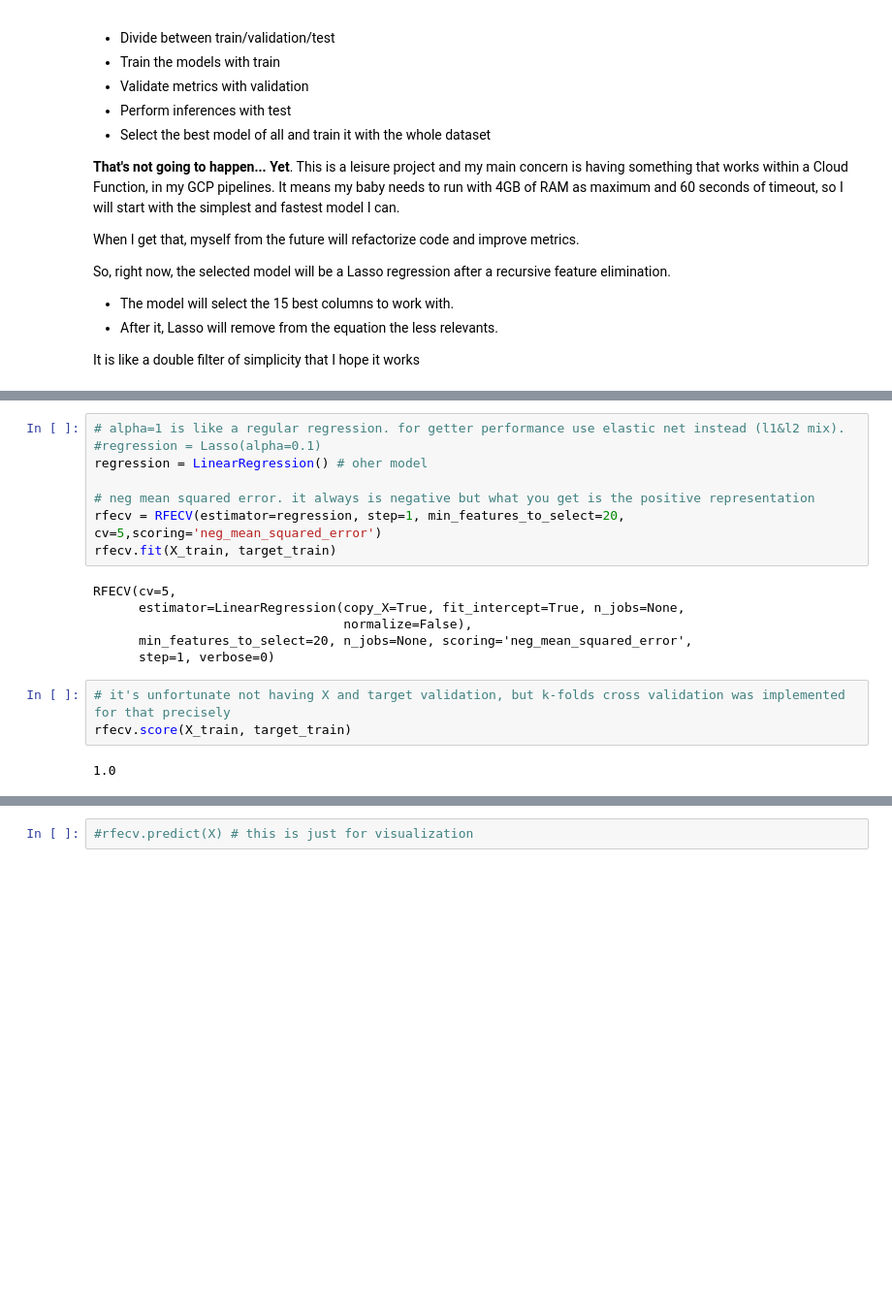
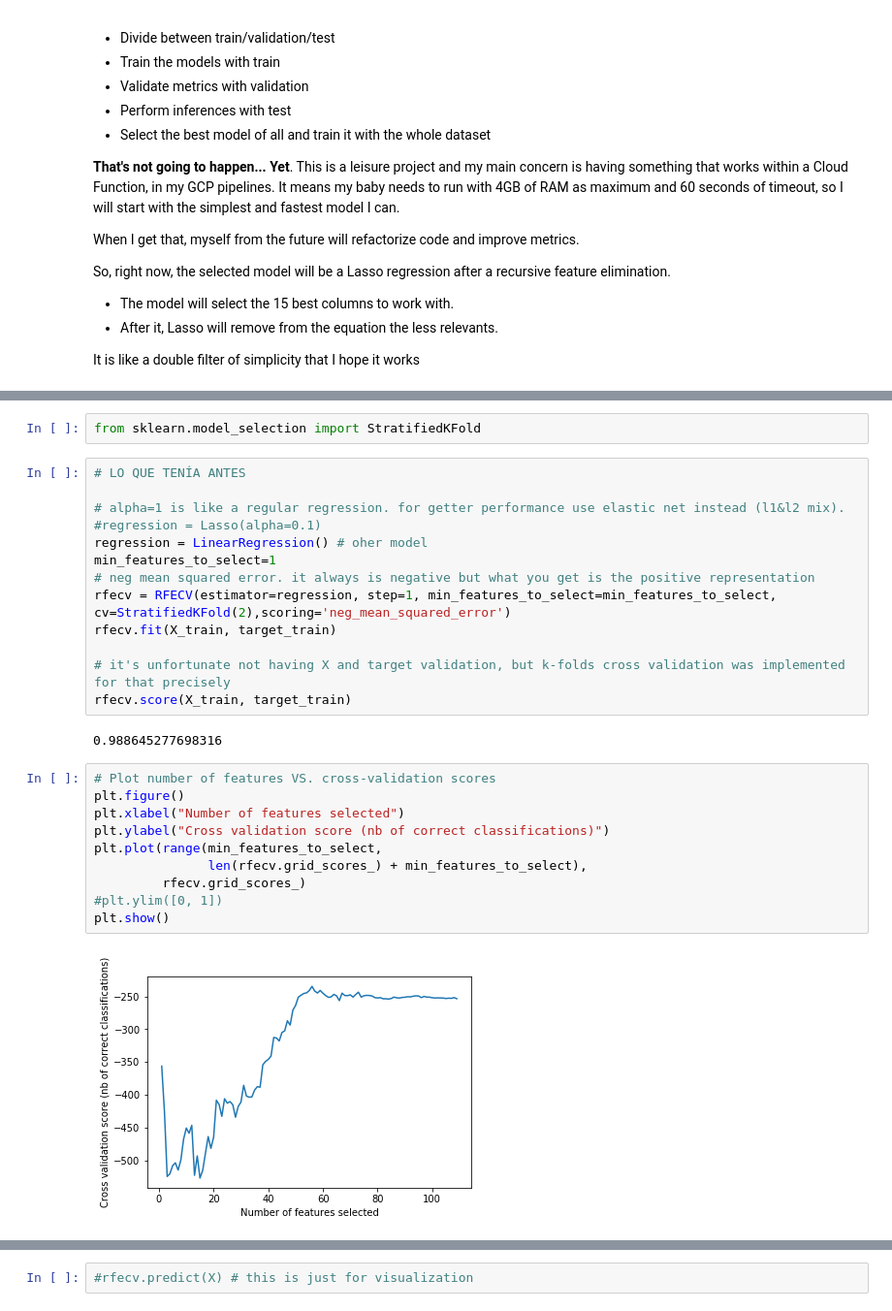
Before and after one commit to albertovpd/automated_ML_regression, a Jupyter notebook: testing.ipynb, the cells around one changed output, grey strips where cells are left out. Shown at 97% size. Cells and saved outputs as stored; diff of their text form; blank space fills up the shorter version.

Commit message:
playing with rfe and rfecv

```diff
--- a/testing.ipynb
+++ b/testing.ipynb
@@ -833,19 +857,29 @@ number_features =  1+df.shape[0]//10
+# %%
+from sklearn.model_selection import StratifiedKFold
 # %%
+# LO QUE TENÍA ANTES
+
 # alpha=1 is like a regular regression. for getter performance use elastic net instead (l1&l2 mix).
 #regression = Lasso(alpha=0.1)
 regression = LinearRegression() # oher model
+min_features_to_select=1
+# neg mean squared error. it always is negative but what you get is the positive representation
+rfecv = RFECV(estimator=regression, step=1, min_features_to_select=min_features_to_select, cv=StratifiedKFold(2),scoring='neg_mean_squared_error')
+rfecv.fit(X_train, target_train)
 
-# neg mean squared error. it always is negative but what you get is the positive representation
-rfecv = RFECV(estimator=regression, step=1, min_features_to_select=20, cv=5,scoring='neg_mean_squared_error')
-rfecv.fit(X_train, target_train)
+# it's unfortunate not having X and target validation, but k-folds cross validation was implemented for that precisely
+rfecv.score(X_train, target_train)
 # %% [output]
-RFECV(cv=5,
-      estimator=LinearRegression(copy_X=True, fit_intercept=True, n_jobs=None,
-                                 normalize=False),
-      min_features_to_select=20, n_jobs=None, scoring='neg_mean_squared_error',
-      step=1, verbose=0)
+0.988645277698316
-# %%
-# it's unfortunate not having X and target validation, but k-folds cross validation was implemented for that precisely
-rfecv.score(X_train, target_train)
-# %% [output]
-1.0
+# %%
+# Plot number of features VS. cross-validation scores
+plt.figure()
+plt.xlabel("Number of features selected")
+plt.ylabel("Cross validation score (nb of correct classifications)")
+plt.plot(range(min_features_to_select,
+               len(rfecv.grid_scores_) + min_features_to_select),
+         rfecv.grid_scores_)
+#plt.ylim([0, 1])
+plt.show()
+# %% [output]
+[figure, added]
```
Also changed, not shown: parts of 32 cells of this notebook.
